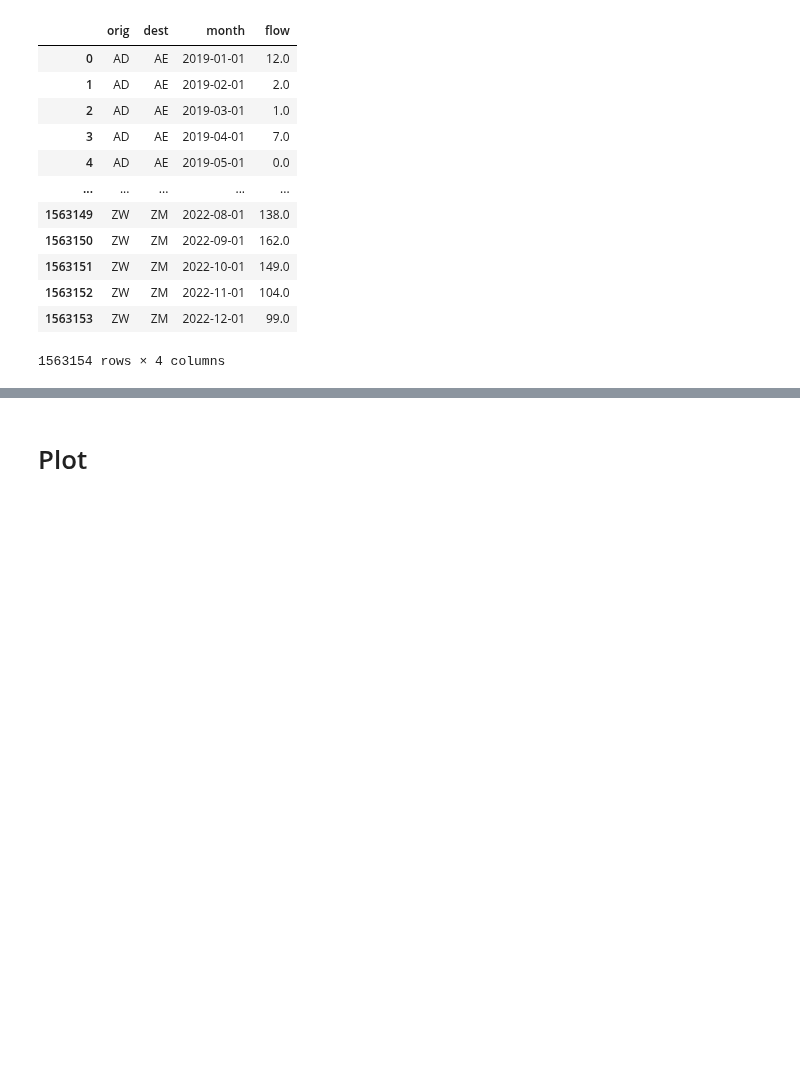
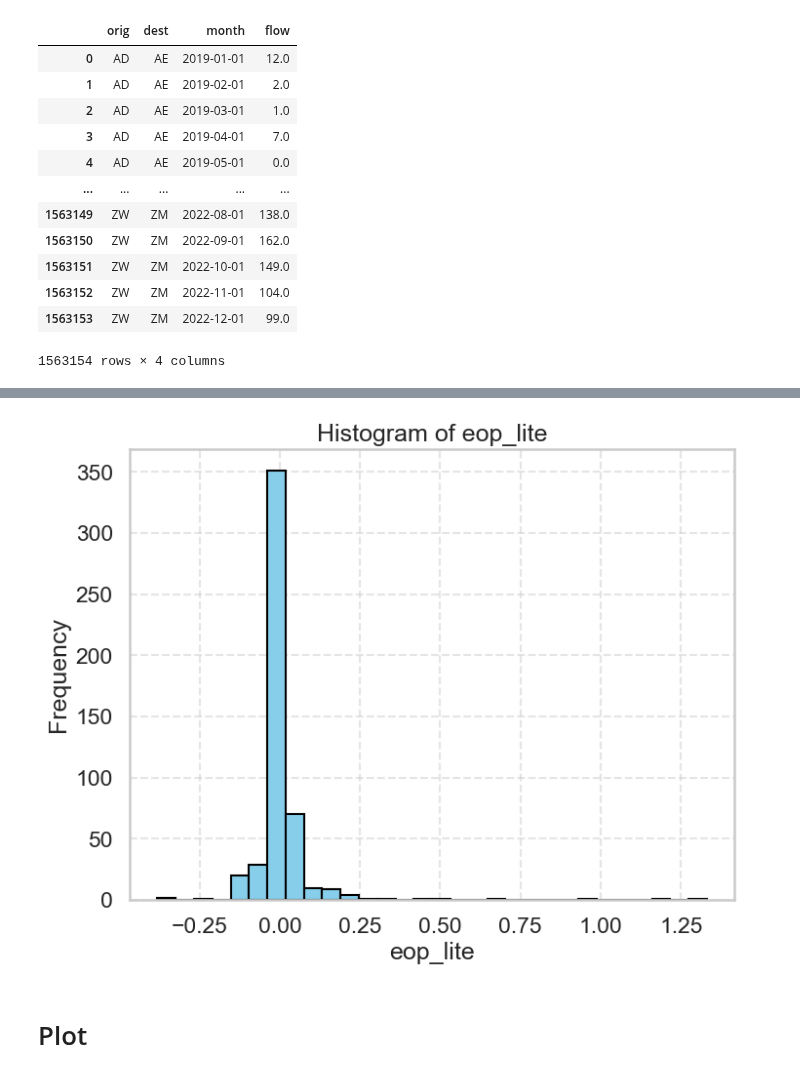
Before and after one commit to OxfordDemSci/Mapineq, a Jupyter notebook: src/case_study/Migration/Excess_migration/Prediction/EOP.ipynb, the cells around one changed output, grey strips where cells are left out. Saved outputs shown, nothing was run; the diff lists cells and outputs as text; code cells hidden in the pictures; blank space fills up the shorter version.

```diff
--- a/src/case_study/Migration/Excess_migration/Prediction/EOP.ipynb
+++ b/src/case_study/Migration/Excess_migration/Prediction/EOP.ipynb
@@ -154,0 +198,5 @@ Peak EOP‑Lite by triad:
+# %%
+# 2022 means per triad (adjust year if needed)
+eop['year'] = pd.to_datetime(eop['month']).dt.year
+means_2022 = (eop[eop['year']==2022].groupby(['i','j','k'])['eop_lite'].mean().reset_index())
+print("\n2022 mean EOP‑Lite by triad:\n", means_2022)
@@ -169,2 +256,12 @@ print("\n2022 mean EOP‑Lite by triad:\n", means_2022)
+# %%
+plt.figure(figsize=(8,6))
+plt.hist(means_2022['eop_lite'], bins=30, color='skyblue', edgecolor='black')
+plt.title('Histogram of eop_lite')
+plt.xlabel('eop_lite')
+plt.ylabel('Frequency')
+plt.grid(True, linestyle='--', alpha=0.5)
+plt.show()
+# %% [output]
+[figure, added]
 # %% [markdown]
 # Plot
```
Also changed, not shown: parts of 17 cells of this notebook, 15 other files.
